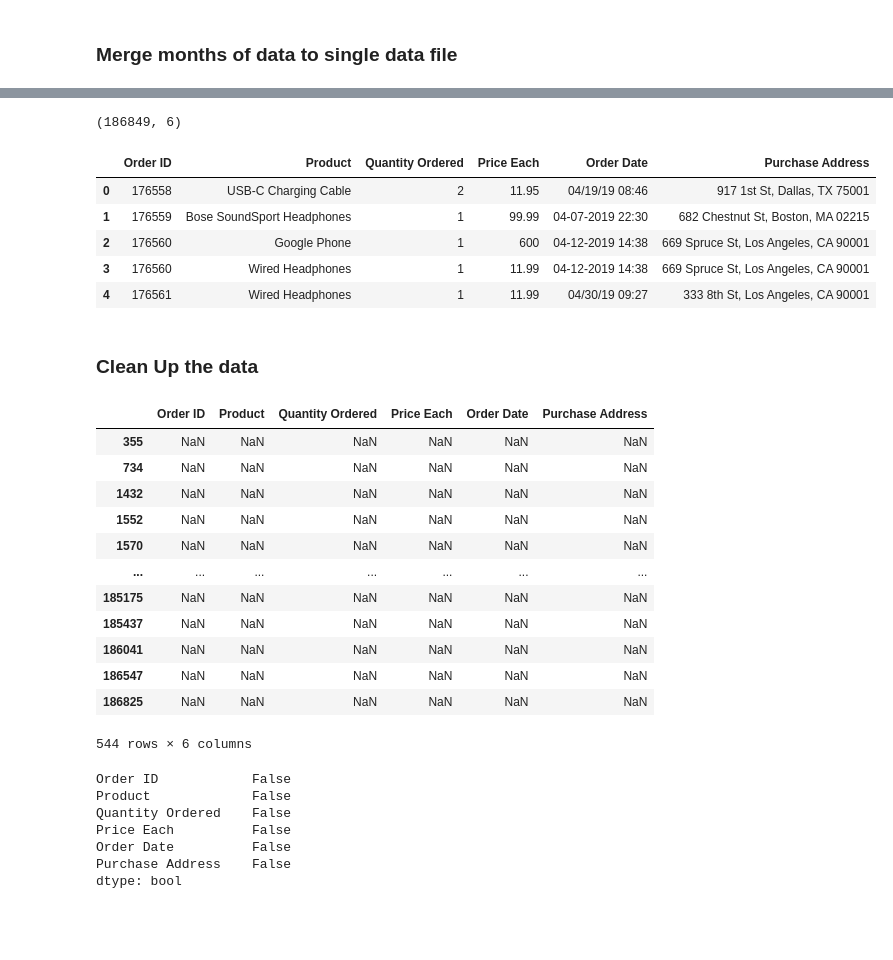
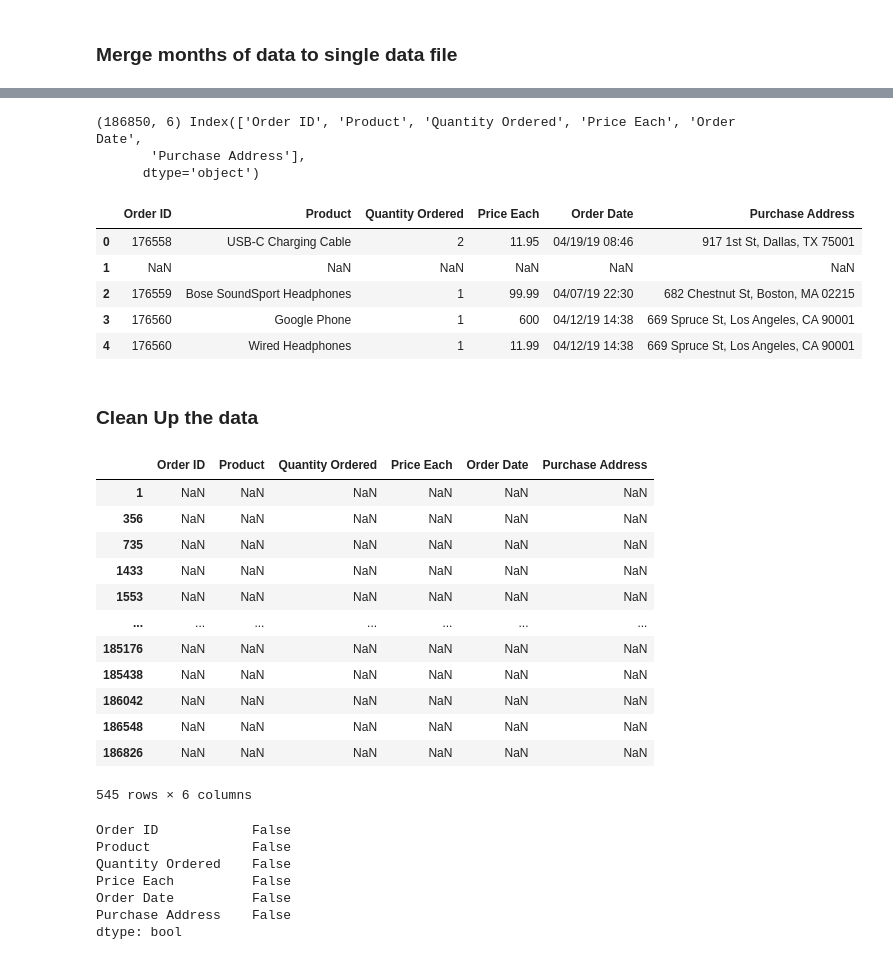
Before and after one commit to phoenix-Dibya/Sales-Analysis, a Jupyter notebook: Sales_Analysis.ipynb, the cells around one changed output, grey strips where cells are left out. Cells and saved outputs as stored; diff of their text form; code cells hidden in the pictures; blank space fills up the shorter version.

```diff
--- a/Sales_Analysis.ipynb
+++ b/Sales_Analysis.ipynb
@@ -18,15 +18,18 @@ df.to_csv('Single_File.csv')
 # %%
 df = pd.read_csv('Single_File.csv')
-print(df.shape)
+df.drop('Unnamed: 0',axis = 1,inplace = True)
+print(df.shape,df.columns)
 df.head()
 # %% [output]
-(186849, 6)
+(186850, 6) Index(['Order ID', 'Product', 'Quantity Ordered', 'Price Each', 'Order Date',
+       'Purchase Address'],
+      dtype='object')
 |  | Order ID | Product | Quantity Ordered | Price Each | Order Date | Purchase Address |
 | 0 | 176558 | USB-C Charging Cable | 2 | 11.95 | 04/19/19 08:46 | 917 1st St, Dallas, TX 75001 |
-| 1 | 176559 | Bose SoundSport Headphones | 1 | 99.99 | 04-07-2019 22:30 | 682 Chestnut St, Boston, MA 02215 |
-| 2 | 176560 | Google Phone | 1 | 600 | 04-12-2019 14:38 | 669 Spruce St, Los Angeles, CA 90001 |
-| 3 | 176560 | Wired Headphones | 1 | 11.99 | 04-12-2019 14:38 | 669 Spruce St, Los Angeles, CA 90001 |
-| 4 | 176561 | Wired Headphones | 1 | 11.99 | 04/30/19 09:27 | 333 8th St, Los Angeles, CA 90001 |
+| 1 | NaN | NaN | NaN | NaN | NaN | NaN |
+| 2 | 176559 | Bose SoundSport Headphones | 1 | 99.99 | 04/07/19 22:30 | 682 Chestnut St, Boston, MA 02215 |
+| 3 | 176560 | Google Phone | 1 | 600 | 04/12/19 14:38 | 669 Spruce St, Los Angeles, CA 90001 |
+| 4 | 176560 | Wired Headphones | 1 | 11.99 | 04/12/19 14:38 | 669 Spruce St, Los Angeles, CA 90001 |
 # %% [markdown]
 ### Clean Up the data
 # %%
@@ -34,18 +37,18 @@ nan_df = df[df.isna().any(axis = 1)]
 nan_df
 # %% [output]
 |  | Order ID | Product | Quantity Ordered | Price Each | Order Date | Purchase Address |
-| 355 | NaN | NaN | NaN | NaN | NaN | NaN |
-| 734 | NaN | NaN | NaN | NaN | NaN | NaN |
-| 1432 | NaN | NaN | NaN | NaN | NaN | NaN |
-| 1552 | NaN | NaN | NaN | NaN | NaN | NaN |
-| 1570 | NaN | NaN | NaN | NaN | NaN | NaN |
+| 1 | NaN | NaN | NaN | NaN | NaN | NaN |
+| 356 | NaN | NaN | NaN | NaN | NaN | NaN |
+| 735 | NaN | NaN | NaN | NaN | NaN | NaN |
+| 1433 | NaN | NaN | NaN | NaN | NaN | NaN |
+| 1553 | NaN | NaN | NaN | NaN | NaN | NaN |
 | ... | ... | ... | ... | ... | ... | ... |
-| 185175 | NaN | NaN | NaN | NaN | NaN | NaN |
-| 185437 | NaN | NaN | NaN | NaN | NaN | NaN |
-| 186041 | NaN | NaN | NaN | NaN | NaN | NaN |
-| 186547 | NaN | NaN | NaN | NaN | NaN | NaN |
-| 186825 | NaN | NaN | NaN | NaN | NaN | NaN |
+| 185176 | NaN | NaN | NaN | NaN | NaN | NaN |
+| 185438 | NaN | NaN | NaN | NaN | NaN | NaN |
+| 186042 | NaN | NaN | NaN | NaN | NaN | NaN |
+| 186548 | NaN | NaN | NaN | NaN | NaN | NaN |
+| 186826 | NaN | NaN | NaN | NaN | NaN | NaN |
-544 rows × 6 columns
+545 rows × 6 columns
 # %%
 df.dropna(inplace = True)
 # %%
```
Also changed, not shown: parts of 21 cells of this notebook.
